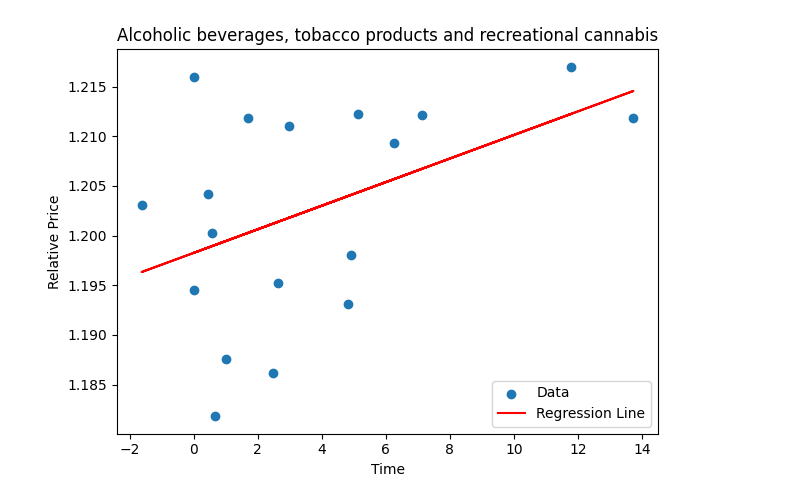
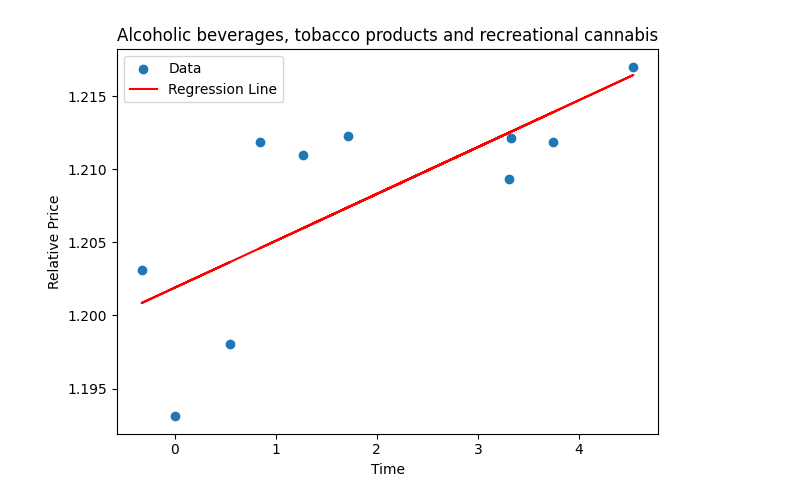
Before and after one commit to WilliamClintC/Bank-of-canada-residuals-inflation, a Jupyter notebook: Untitled-1.ipynb, the cells around one changed output. Drawn from its saved outputs; the diff is of its cells as text; code cells hidden in the pictures.

```diff
--- a/Untitled-1.ipynb
+++ b/Untitled-1.ipynb
@@ -34,12 +34,14 @@ df.index = pd.to_datetime(df.index)
 df = df.rename_axis('Date')
 pivot_df = df.pivot_table(index='Date', columns='Products and product groups', values='VALUE')
 df=pivot_df
-start_date = pd.Timestamp(pd.Timestamp.now().year - 1, 1, 1)
+#start_date = pd.Timestamp(pd.Timestamp.now().year - 1, 1, 1)
+start_date = pd.Timestamp.now() - pd.DateOffset(months=12)
 end_date = pd.Timestamp.now()
 
 # Filter the DataFrame based on the date range
 filtered_df = df.loc[start_date:end_date]
 df_original=filtered_df
+column_names_original=df_original.columns
 df=filtered_df
 # %%
 # Plot
@@ -198,25 +130,36 @@ df
 # %%
+merged_df = pd.concat([df_relative.iloc[:, 0], df_inflation.iloc[:, 0]], axis=1)
+merged_df = merged_df.dropna()
+merged_df
+df=merged_df
+df['Time'] = range(len(df))
+df
+column_names = df.columns
 from scipy.stats import linregress
 
 # Calculate linear regression
 slope, intercept, r_value, p_value, std_err = linregress(df[column_names[2]] * df[column_names[1]], df[column_names[0]]) #time*inflation, relative
 
 # Calculate predicted values
 predicted_values = slope * df[column_names[2]] * df[column_names[1]] + intercept #time*inflation
 
-column_names_original=df_original.columns
+predicted_values
 # Calculate residuals
-df['Residuals '+ column_names_original[0]] = df[column_names[0]] - predicted_values
+df['Residuals '+ column_names_original[0]] = abs(df[column_names[0]] - predicted_values)
+df
 
 
 # Scatter plot of Time vs. Relative with Residuals
 plt.scatter(df[column_names[2]]* df[column_names[1]], df[column_names[0]], label='Data')
 plt.plot(df[column_names[2]]* df[column_names[1]], predicted_values, color='red', label='Regression Line')
 plt.xlabel('Time')
 plt.ylabel('Relative Price')
-plt.title('Alcoholic beverages, tobacco products and recreational cannabis')
+plt.title(column_names_original[0])
 plt.legend()
 plt.tight_layout()
 plt.show()
+
+df_initial_residuals = df.iloc[:, 3:]
+df_residuals=df_initial_residuals
 # %% [output]
-[figure, old version]
+[figure, new version]
```
Also changed, not shown: parts of 11 cells of this notebook.
